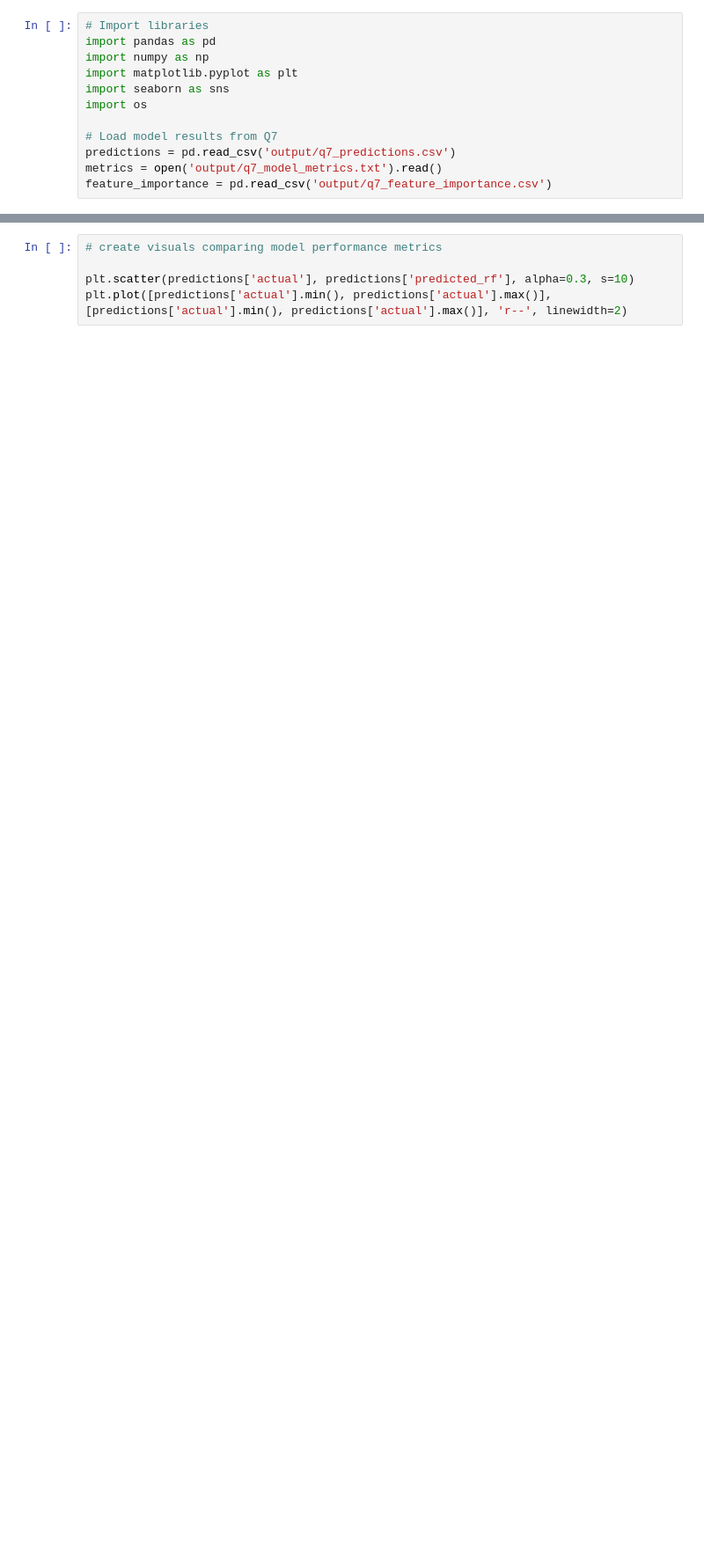
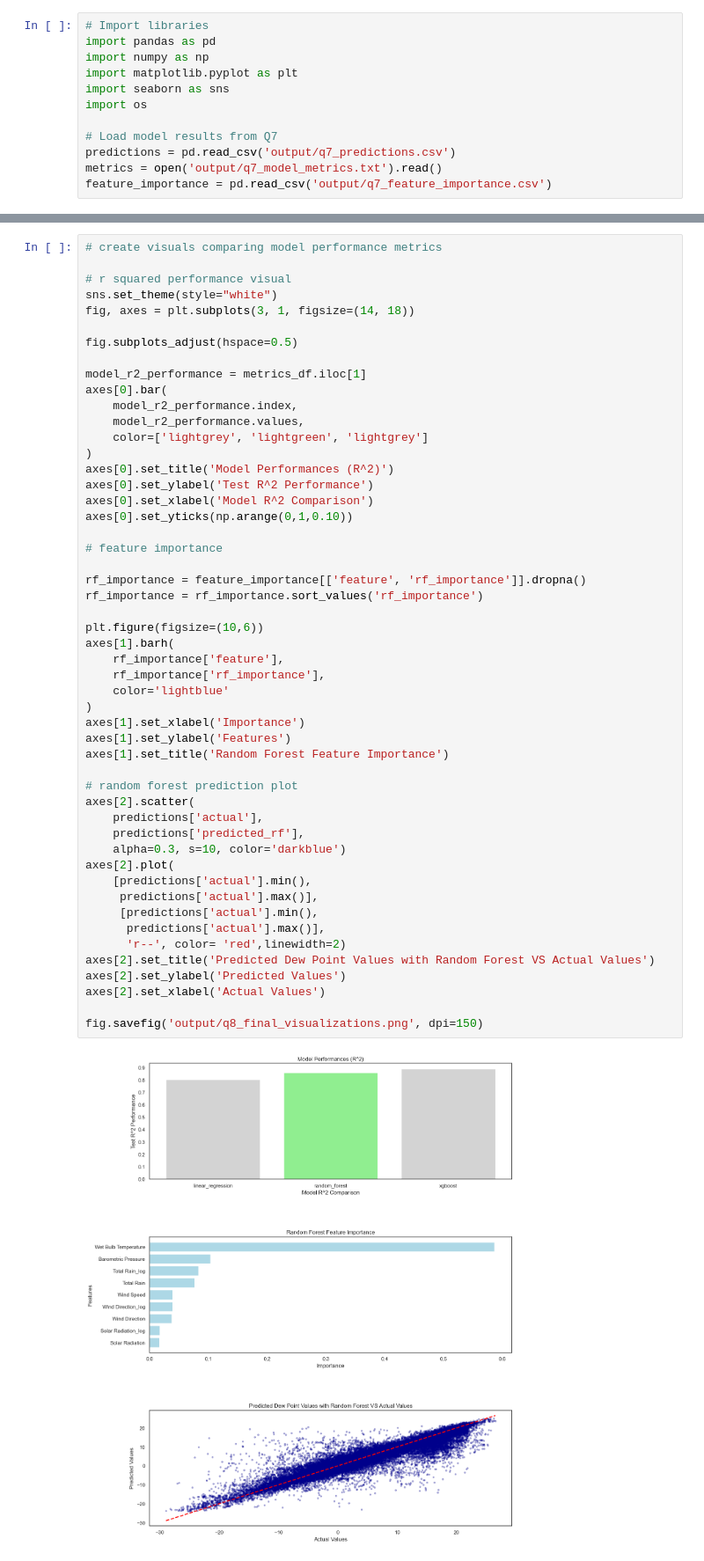
Before and after one commit to UCSF-DataSci/ds217-11-final-jack-neary, a Jupyter notebook: q8_results.ipynb, the cells around one changed output, grey strips where cells are left out. Shown at 88% size. Drawn from its saved outputs; the diff is of its cells as text; blank space fills up the shorter version.

```diff
--- a/q8_results.ipynb
+++ b/q8_results.ipynb
@@ -57,6 +63,53 @@ test_mae               2.7260         2.0160   1.9230
 # %%
 # create visuals comparing model performance metrics
 
-plt.scatter(predictions['actual'], predictions['predicted_rf'], alpha=0.3, s=10)
-plt.plot([predictions['actual'].min(), predictions['actual'].max()], [predictions['actual'].min(), predictions['actual'].max()], 'r--', linewidth=2)
+# r squared performance visual
+sns.set_theme(style="white")
+fig, axes = plt.subplots(3, 1, figsize=(14, 18))
+
+fig.subplots_adjust(hspace=0.5)
+
+model_r2_performance = metrics_df.iloc[1]
+axes[0].bar(
+    model_r2_performance.index,
+    model_r2_performance.values,
+    color=['lightgrey', 'lightgreen', 'lightgrey']
+)
+axes[0].set_title('Model Performances (R^2)')
+axes[0].set_ylabel('Test R^2 Performance')
+axes[0].set_xlabel('Model R^2 Comparison')
+axes[0].set_yticks(np.arange(0,1,0.10))
+
+# feature importance
+
+rf_importance = feature_importance[['feature', 'rf_importance']].dropna()
+rf_importance = rf_importance.sort_values('rf_importance')
+
+plt.figure(figsize=(10,6))
+axes[1].barh(
+    rf_importance['feature'],
+    rf_importance['rf_importance'],
+    color='lightblue'
+)
+axes[1].set_xlabel('Importance')
+axes[1].set_ylabel('Features')
+axes[1].set_title('Random Forest Feature Importance')
+
+# random forest prediction plot
+axes[2].scatter(
+    predictions['actual'],
+    predictions['predicted_rf'],
+    alpha=0.3, s=10, color='darkblue')
+axes[2].plot(
+    [predictions['actual'].min(),
+     predictions['actual'].max()],
+     [predictions['actual'].min(),
+      predictions['actual'].max()],
+      'r--', color= 'red',linewidth=2)
+axes[2].set_title('Predicted Dew Point Values with Random Forest VS Actual Values')
+axes[2].set_ylabel('Predicted Values')
+axes[2].set_xlabel('Actual Values')
+
+fig.savefig('output/q8_final_visualizations.png', dpi=150)
 # %% [output]
+[figure, new version]
```
Also changed, not shown: parts of 3 cells of this notebook, 23 other files.
